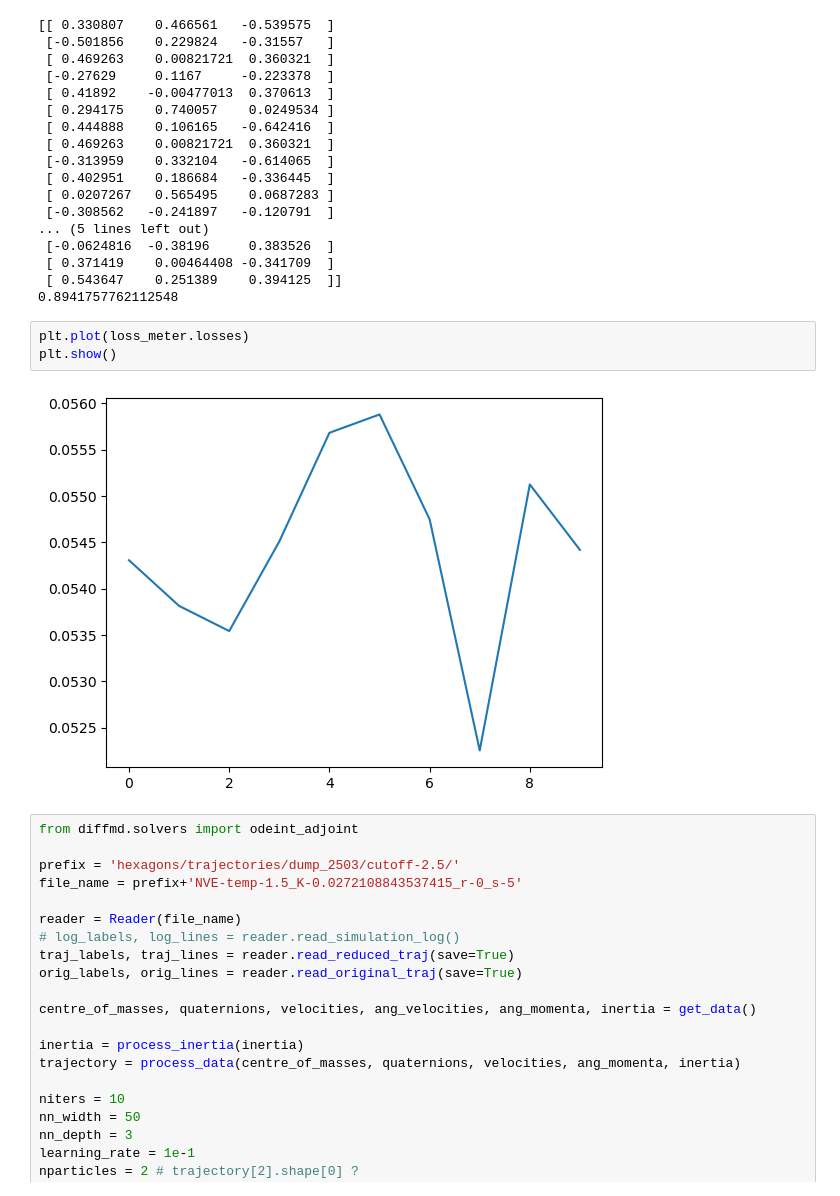
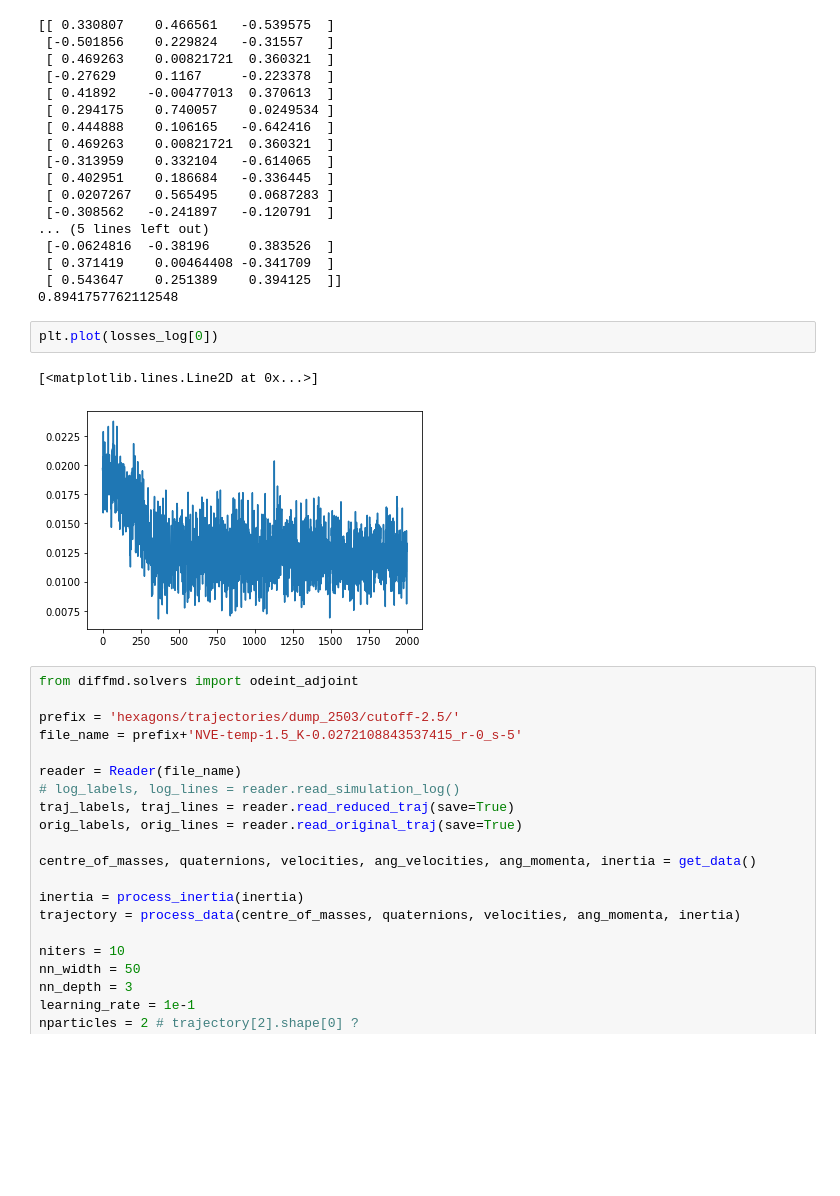
Before and after one commit to jakublala/coarsegrained-md-neural-ode, a Jupyter notebook: cg_potential_with_rotation.ipynb, the cells around one changed output. Cells and saved outputs as stored; diff of their text form; blank space fills up the shorter version.

```diff
--- a/cg_potential_with_rotation.ipynb
+++ b/cg_potential_with_rotation.ipynb
@@ -587,11 +602,11 @@ print(np.linalg.norm(v[0] - v[1]))
  [ 0.371419    0.00464408 -0.341709  ]
  [ 0.543647    0.251389    0.394125  ]]
 0.8941757762112548
-# %%
-plt.plot(loss_meter.losses)
-plt.show()
-# %% [output]
-[figure, removed]
+# %%
+plt.plot(losses_log[0])
+# %% [output]
+[<matplotlib.lines.Line2D at 0x...>]
+[figure, added]
 # %%
 from diffmd.solvers import odeint_adjoint
 
```
Also changed, not shown: parts of 1 cell of this notebook.
